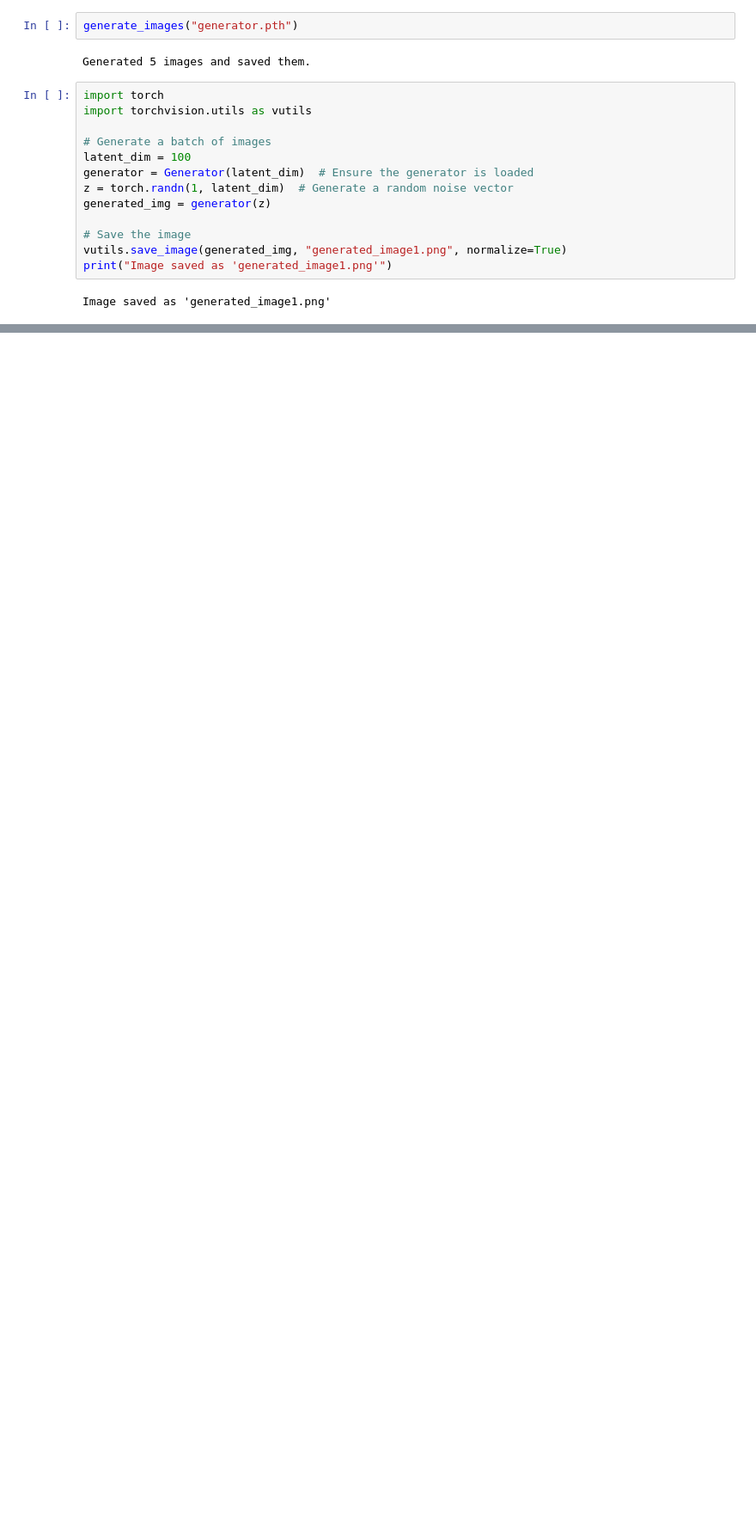
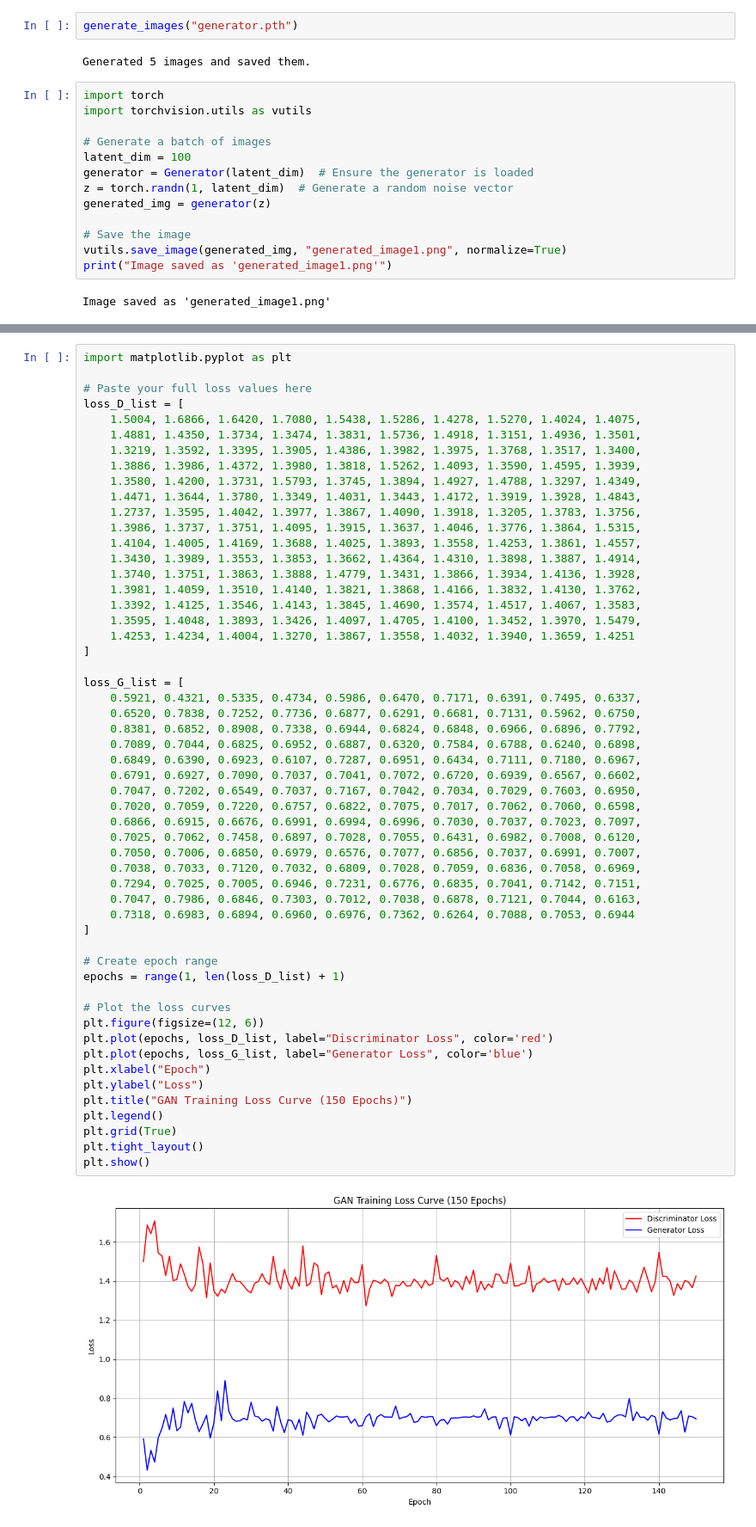
Before and after one commit to Sameerbeedi/3D-Reconstruction-of-Monuments, a Jupyter notebook: 2-D_image_generation.ipynb, the cells around one changed output, grey strips where cells are left out. Shown at 86% size. Saved outputs shown, nothing was run; the diff lists cells and outputs as text; blank space fills up the shorter version.

```diff
--- a/2-D_image_generation.ipynb
+++ b/2-D_image_generation.ipynb
@@ -228,0 +202,56 @@ NameError: name 'generator_loss' is not defined
+# %%
+import matplotlib.pyplot as plt
+
+# Paste your full loss values here
+loss_D_list = [
+    1.5004, 1.6866, 1.6420, 1.7080, 1.5438, 1.5286, 1.4278, 1.5270, 1.4024, 1.4075,
+    1.4881, 1.4350, 1.3734, 1.3474, 1.3831, 1.5736, 1.4918, 1.3151, 1.4936, 1.3501,
+    1.3219, 1.3592, 1.3395, 1.3905, 1.4386, 1.3982, 1.3975, 1.3768, 1.3517, 1.3400,
+    1.3886, 1.3986, 1.4372, 1.3980, 1.3818, 1.5262, 1.4093, 1.3590, 1.4595, 1.3939,
+    1.3580, 1.4200, 1.3731, 1.5793, 1.3745, 1.3894, 1.4927, 1.4788, 1.3297, 1.4349,
+    1.4471, 1.3644, 1.3780, 1.3349, 1.4031, 1.3443, 1.4172, 1.3919, 1.3928, 1.4843,
+    1.2737, 1.3595, 1.4042, 1.3977, 1.3867, 1.4090, 1.3918, 1.3205, 1.3783, 1.3756,
+    1.3986, 1.3737, 1.3751, 1.4095, 1.3915, 1.3637, 1.4046, 1.3776, 1.3864, 1.5315,
+    1.4104, 1.4005, 1.4169, 1.3688, 1.4025, 1.3893, 1.3558, 1.4253, 1.3861, 1.4557,
+    1.3430, 1.3989, 1.3553, 1.3853, 1.3662, 1.4364, 1.4310, 1.3898, 1.3887, 1.4914,
+    1.3740, 1.3751, 1.3863, 1.3888, 1.4779, 1.3431, 1.3866, 1.3934, 1.4136, 1.3928,
+    1.3981, 1.4059, 1.3510, 1.4140, 1.3821, 1.3868, 1.4166, 1.3832, 1.4130, 1.3762,
+    1.3392, 1.4125, 1.3546, 1.4143, 1.3845, 1.4690, 1.3574, 1.4517, 1.4067, 1.3583,
+    1.3595, 1.4048, 1.3893, 1.3426, 1.4097, 1.4705, 1.4100, 1.3452, 1.3970, 1.5479,
+    1.4253, 1.4234, 1.4004, 1.3270, 1.3867, 1.3558, 1.4032, 1.3940, 1.3659, 1.4251
+]
+
+loss_G_list = [
+    0.5921, 0.4321, 0.5335, 0.4734, 0.5986, 0.6470, 0.7171, 0.6391, 0.7495, 0.6337,
+    0.6520, 0.7838, 0.7252, 0.7736, 0.6877, 0.6291, 0.6681, 0.7131, 0.5962, 0.6750,
+    0.8381, 0.6852, 0.8908, 0.7338, 0.6944, 0.6824, 0.6848, 0.6966, 0.6896, 0.7792,
+    0.7089, 0.7044, 0.6825, 0.6952, 0.6887, 0.6320, 0.7584, 0.6788, 0.6240, 0.6898,
+    0.6849, 0.6390, 0.6923, 0.6107, 0.7287, 0.6951, 0.6434, 0.7111, 0.7180, 0.6967,
+    0.6791, 0.6927, 0.7090, 0.7037, 0.7041, 0.7072, 0.6720, 0.6939, 0.6567, 0.6602,
+    0.7047, 0.7202, 0.6549, 0.7037, 0.7167, 0.7042, 0.7034, 0.7029, 0.7603, 0.6950,
+    0.7020, 0.7059, 0.7220, 0.6757, 0.6822, 0.7075, 0.7017, 0.7062, 0.7060, 0.6598,
+    0.6866, 0.6915, 0.6676, 0.6991, 0.6994, 0.6996, 0.7030, 0.7037, 0.7023, 0.7097,
+    0.7025, 0.7062, 0.7458, 0.6897, 0.7028, 0.7055, 0.6431, 0.6982, 0.7008, 0.6120,
+    0.7050, 0.7006, 0.6850, 0.6979, 0.6576, 0.7077, 0.6856, 0.7037, 0.6991, 0.7007,
+    0.7038, 0.7033, 0.7120, 0.7032, 0.6809, 0.7028, 0.7059, 0.6836, 0.7058, 0.6969,
+    0.7294, 0.7025, 0.7005, 0.6946, 0.7231, 0.6776, 0.6835, 0.7041, 0.7142, 0.7151,
+    0.7047, 0.7986, 0.6846, 0.7303, 0.7012, 0.7038, 0.6878, 0.7121, 0.7044, 0.6163,
+    0.7318, 0.6983, 0.6894, 0.6960, 0.6976, 0.7362, 0.6264, 0.7088, 0.7053, 0.6944
+]
+
+# Create epoch range
+epochs = range(1, len(loss_D_list) + 1)
+
+# Plot the loss curves
+plt.figure(figsize=(12, 6))
+plt.plot(epochs, loss_D_list, label="Discriminator Loss", color='red')
+plt.plot(epochs, loss_G_list, label="Generator Loss", color='blue')
+plt.xlabel("Epoch")
+plt.ylabel("Loss")
+plt.title("GAN Training Loss Curve (150 Epochs)")
+plt.legend()
+plt.grid(True)
+plt.tight_layout()
+plt.show()
+# %% [output]
+[figure, added]
```
Also changed, not shown: parts of 4 cells of this notebook.
